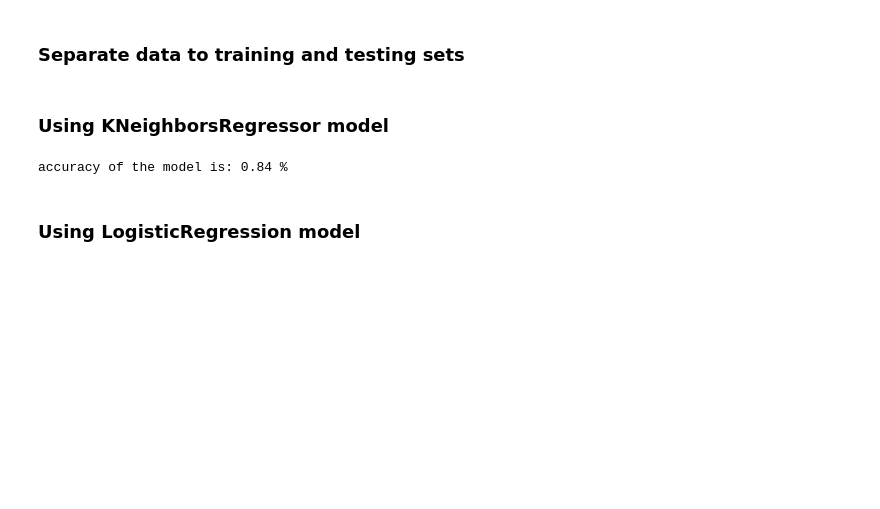
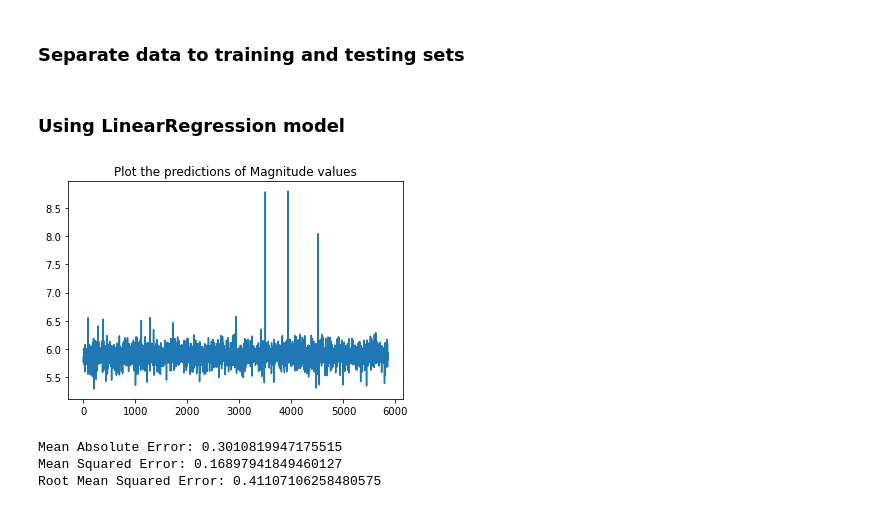
Before and after one commit to kggold4/final-project-intro-data-science, a Jupyter notebook: notebook3.ipynb, the cells around one changed output. Drawn from its saved outputs; the diff is of its cells as text; code cells hidden in the pictures; blank space fills up the shorter version.

```diff
--- a/notebook3.ipynb
+++ b/notebook3.ipynb
@@ -827,11 +827,27 @@ y = earthquakes['Magnitude']
 
 X_train, X_test, y_train, y_test = train_test_split(X, y, random_state=4)
 # %% [markdown]
-### Using KNeighborsRegressor model
+### Using LinearRegression model
-# %%
-nrclf = KNeighborsRegressor()
-print_accuracy(nrclf, X_train, X_test, y_train, y_test)
-# %% [output]
-accuracy of the model is: 0.84 %
-# %% [markdown]
-### Using LogisticRegression model
+# %%
+regr = LinearRegression()
+
+# Train the model using the training sets
+regr.fit(X_train, y_train)
+
+# Make predictions using the testing set
+y_pred  = regr.predict(X_test)
+
+# show a plot of the predictions of the Magnitude
+plt.plot(y_pred)
+plt.title("Plot the predictions of Magnitude values")
+plt.show()
+# %% [output]
+[figure, added]
+# %%
+print('Mean Absolute Error:', metrics.mean_absolute_error(y_test, y_pred))
+print('Mean Squared Error:', metrics.mean_squared_error(y_test, y_pred))
+print('Root Mean Squared Error:', np.sqrt(metrics.mean_squared_error(y_test, y_pred)))
+# %% [output]
+Mean Absolute Error: 0.3010819947175515
+Mean Squared Error: 0.16897941849460127
+Root Mean Squared Error: 0.41107106258480575
```
Also changed, not shown: parts of 7 cells of this notebook, 1 other file.
